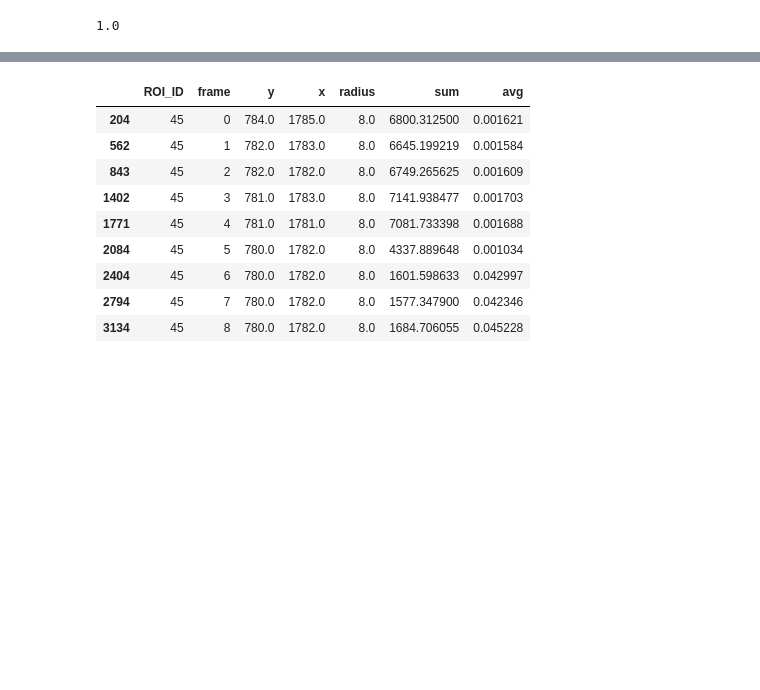
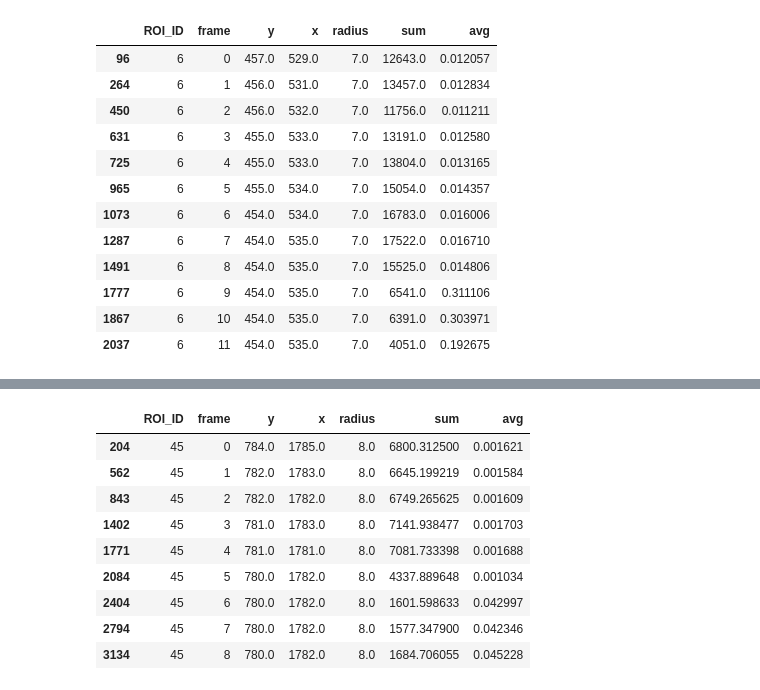
Before and after one commit to jglichowsk/organelle-measure, a Jupyter notebook: organelle_measure/notebooks/myo1-globular-timelapse-analysis.ipynb, the cells around one changed output, grey strips where cells are left out. Cells and saved outputs as stored; diff of their text form; code cells hidden in the pictures; blank space fills up the shorter version.

```diff
--- a/organelle_measure/notebooks/myo1-globular-timelapse-analysis.ipynb
+++ b/organelle_measure/notebooks/myo1-globular-timelapse-analysis.ipynb
@@ -352,3 +374,19 @@ for id in range(300):
+# %%
+junedf.loc[junedf.ROI_ID==6]
+# %% [output]
+|  | ROI_ID | frame | y | x | radius | sum | avg |
+| 96 | 6 | 0 | 457.0 | 529.0 | 7.0 | 12643.0 | 0.012057 |
+| 264 | 6 | 1 | 456.0 | 531.0 | 7.0 | 13457.0 | 0.012834 |
+| 450 | 6 | 2 | 456.0 | 532.0 | 7.0 | 11756.0 | 0.011211 |
+| 631 | 6 | 3 | 455.0 | 533.0 | 7.0 | 13191.0 | 0.012580 |
+| 725 | 6 | 4 | 455.0 | 533.0 | 7.0 | 13804.0 | 0.013165 |
+| 965 | 6 | 5 | 455.0 | 534.0 | 7.0 | 15054.0 | 0.014357 |
+| 1073 | 6 | 6 | 454.0 | 534.0 | 7.0 | 16783.0 | 0.016006 |
+| 1287 | 6 | 7 | 454.0 | 535.0 | 7.0 | 17522.0 | 0.016710 |
+| 1491 | 6 | 8 | 454.0 | 535.0 | 7.0 | 15525.0 | 0.014806 |
+| 1777 | 6 | 9 | 454.0 | 535.0 | 7.0 | 6541.0 | 0.311106 |
+| 1867 | 6 | 10 | 454.0 | 535.0 | 7.0 | 6391.0 | 0.303971 |
+| 2037 | 6 | 11 | 454.0 | 535.0 | 7.0 | 4051.0 | 0.192675 |
 # %%
 def ticks(img_df: pd.DataFrame, thresh: float=0.5):
     """
@@ -396,13 +434,6 @@ def ticks(img_df: pd.DataFrame, thresh: float=0.5):
         dfs.append(roi_df)
     output_df=pd.concat(dfs, ignore_index=True)
     return output_df
-# %%
-tl=np.array([.1,.4,.6,.8,1])
-# np.gradient(tl,.5)
-dd=np.where(tl>.4)
-tl[dd[0][-1]]
-# %% [output]
-1.0
 # %%
 # tt=ticks(novdf)
 # # tf['Start Frame'][400:500]
```
Also changed, not shown: parts of 22 cells of this notebook, 8 other files.
